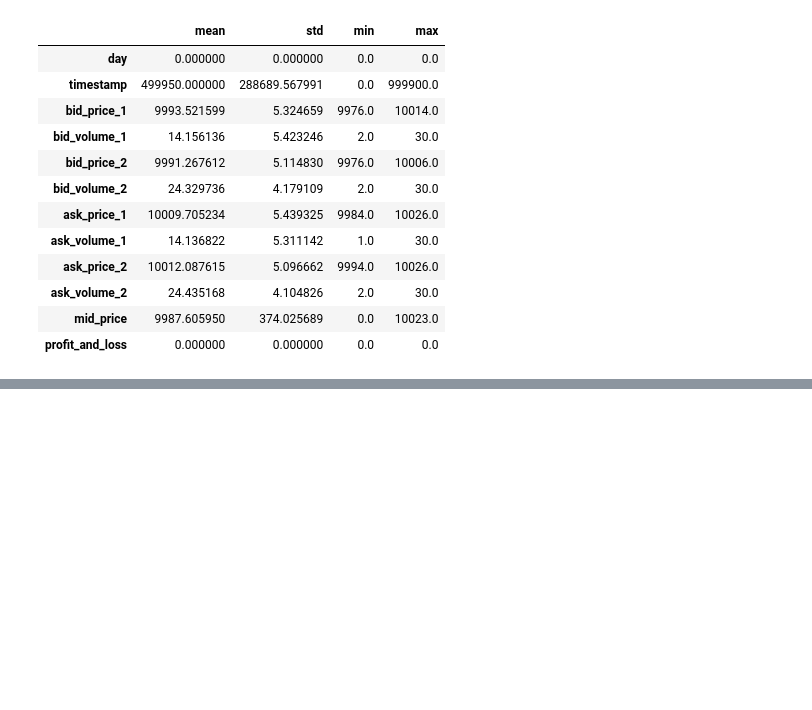
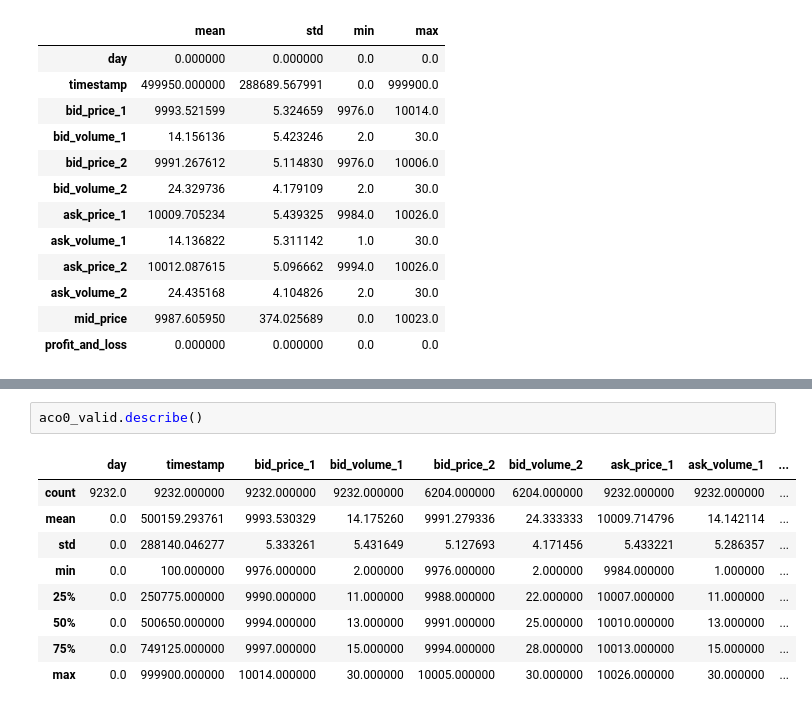
Before and after one commit to Sudhanva420/imc-prosperity-4, a Jupyter notebook: Codes/Notebooks/ac_osmium.ipynb, the cells around one changed output, grey strips where cells are left out. Drawn from its saved outputs; the diff is of its cells as text; blank space fills up the shorter version.

```diff
--- a/Codes/Notebooks/ac_osmium.ipynb
+++ b/Codes/Notebooks/ac_osmium.ipynb
@@ -337,0 +133,12 @@ plt.plot(aco0['mid_price'], label='given mid')
+# %%
+aco0_valid.describe()
+# %% [output]
+|  | day | timestamp | bid_price_1 | bid_volume_1 | bid_price_2 | bid_volume_2 | ask_price_1 | ask_volume_1 | ... |
+| count | 9232.0 | 9232.000000 | 9232.000000 | 9232.000000 | 6204.000000 | 6204.000000 | 9232.000000 | 9232.000000 | ... |
+| mean | 0.0 | 500159.293761 | 9993.530329 | 14.175260 | 9991.279336 | 24.333333 | 10009.714796 | 14.142114 | ... |
+| std | 0.0 | 288140.046277 | 5.333261 | 5.431649 | 5.127693 | 4.171456 | 5.433221 | 5.286357 | ... |
+| min | 0.0 | 100.000000 | 9976.000000 | 2.000000 | 9976.000000 | 2.000000 | 9984.000000 | 1.000000 | ... |
+| 25% | 0.0 | 250775.000000 | 9990.000000 | 11.000000 | 9988.000000 | 22.000000 | 10007.000000 | 11.000000 | ... |
+| 50% | 0.0 | 500650.000000 | 9994.000000 | 13.000000 | 9991.000000 | 25.000000 | 10010.000000 | 13.000000 | ... |
+| 75% | 0.0 | 749125.000000 | 9997.000000 | 15.000000 | 9994.000000 | 28.000000 | 10013.000000 | 15.000000 | ... |
+| max | 0.0 | 999900.000000 | 10014.000000 | 30.000000 | 10005.000000 | 30.000000 | 10026.000000 | 30.000000 | ... |
```
Also changed, not shown: parts of 42 cells of this notebook, 4 other files.
